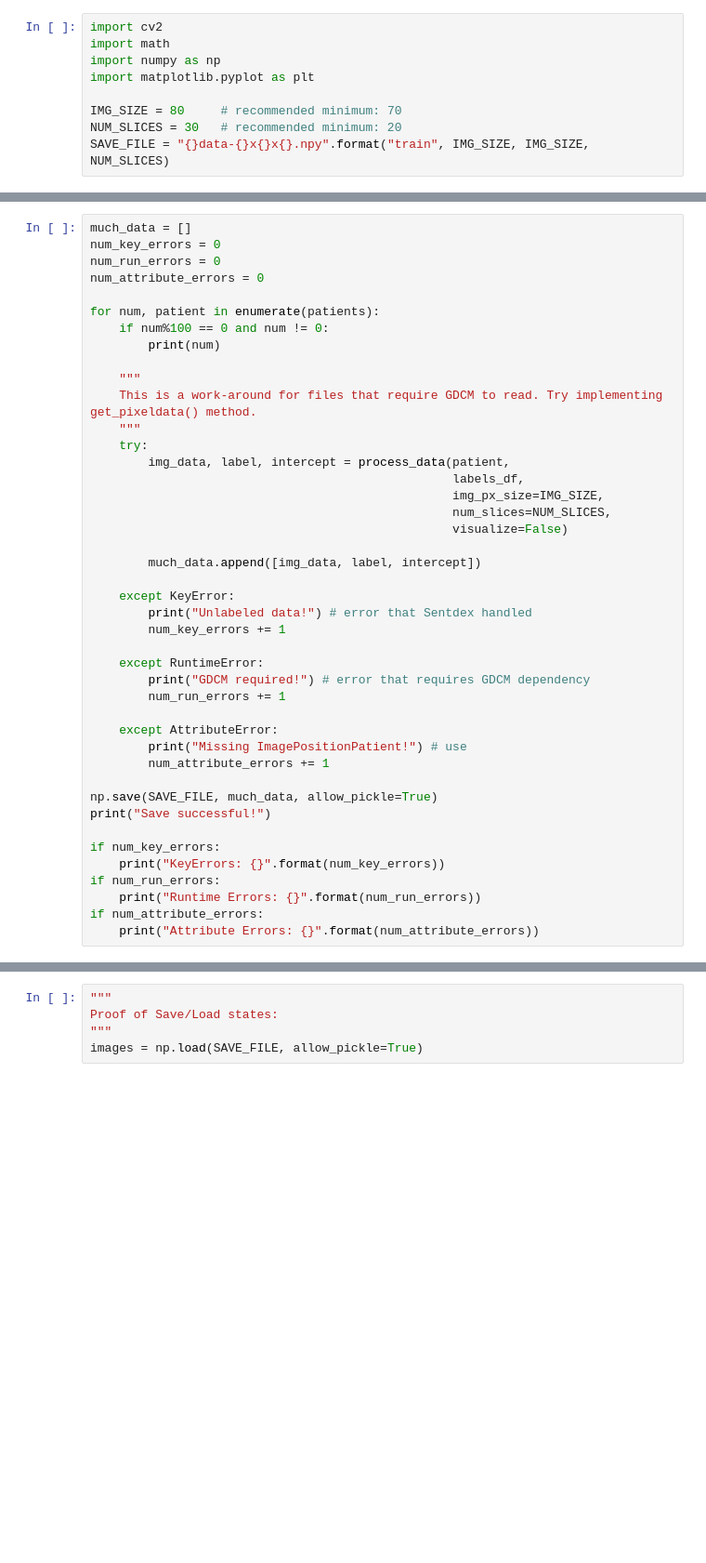
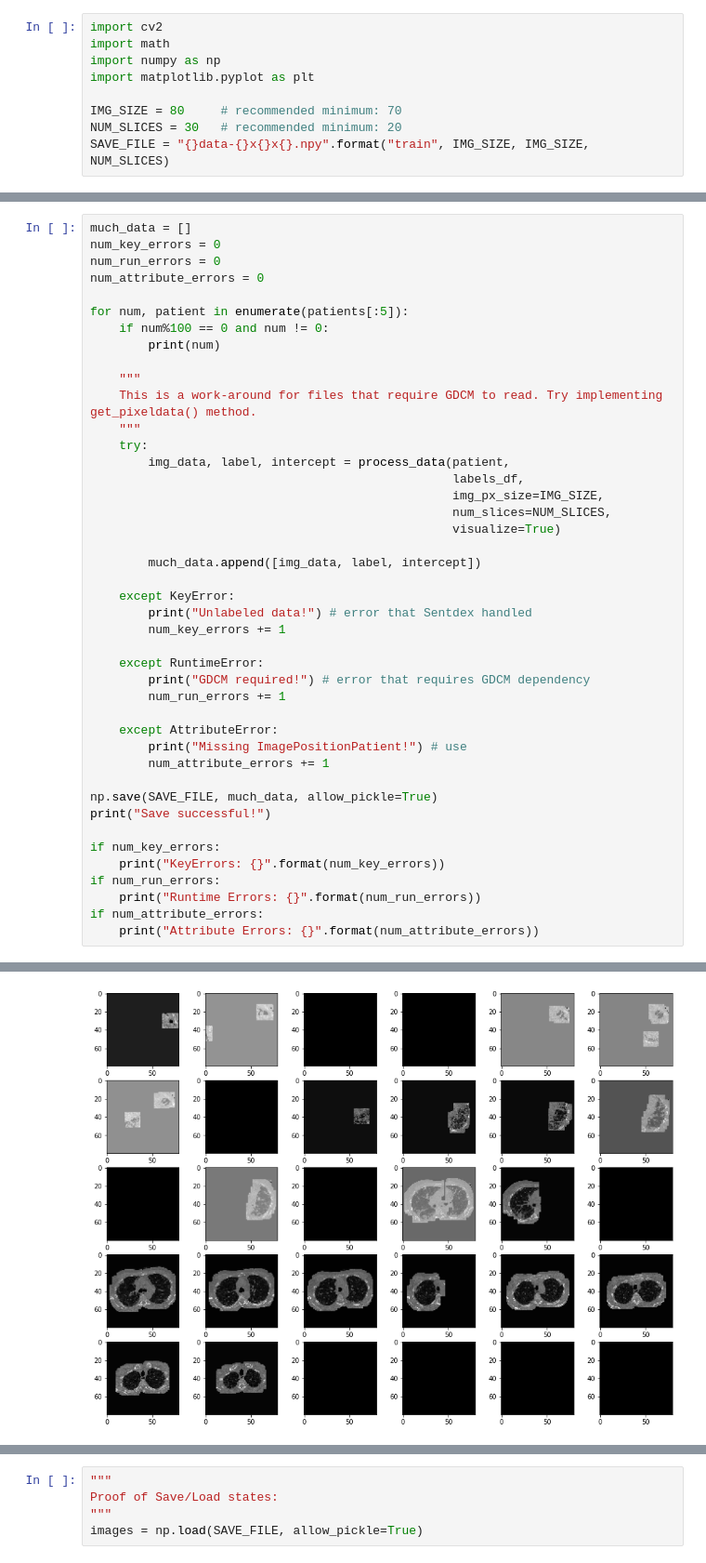
Before and after one commit to BrendosaurusRex/machine-learning-exigence, a Jupyter notebook: data_preprocessing.ipynb, the cells around one changed output, grey strips where cells are left out. Shown: that part at 93% size. Cells and saved outputs as stored; diff of their text form; blank space fills up the shorter version.

```diff
--- a/data_preprocessing.ipynb
+++ b/data_preprocessing.ipynb
@@ -109,7 +192,7 @@ num_key_errors = 0
 num_run_errors = 0
 num_attribute_errors = 0
 
-for num, patient in enumerate(patients):
+for num, patient in enumerate(patients[:5]):
     if num%100 == 0 and num != 0:
         print(num)
 
@@ -121,7 +204,7 @@ for num, patient in enumerate(patients):
                                                   labels_df,
                                                   img_px_size=IMG_SIZE,
                                                   num_slices=NUM_SLICES,
-                                                  visualize=False)
+                                                  visualize=True)
 
         much_data.append([img_data, label, intercept])
 
@@ -166,0 +249 @@ Attribute Errors: 3
+[figure, added]
```
Also changed, not shown: parts of 14 cells of this notebook.
